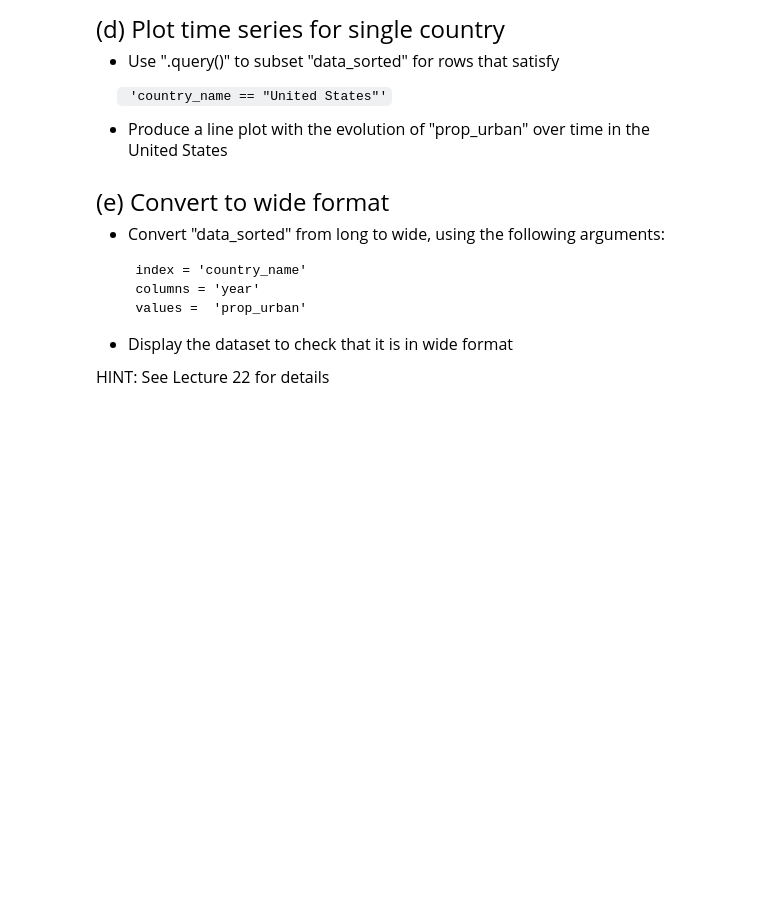
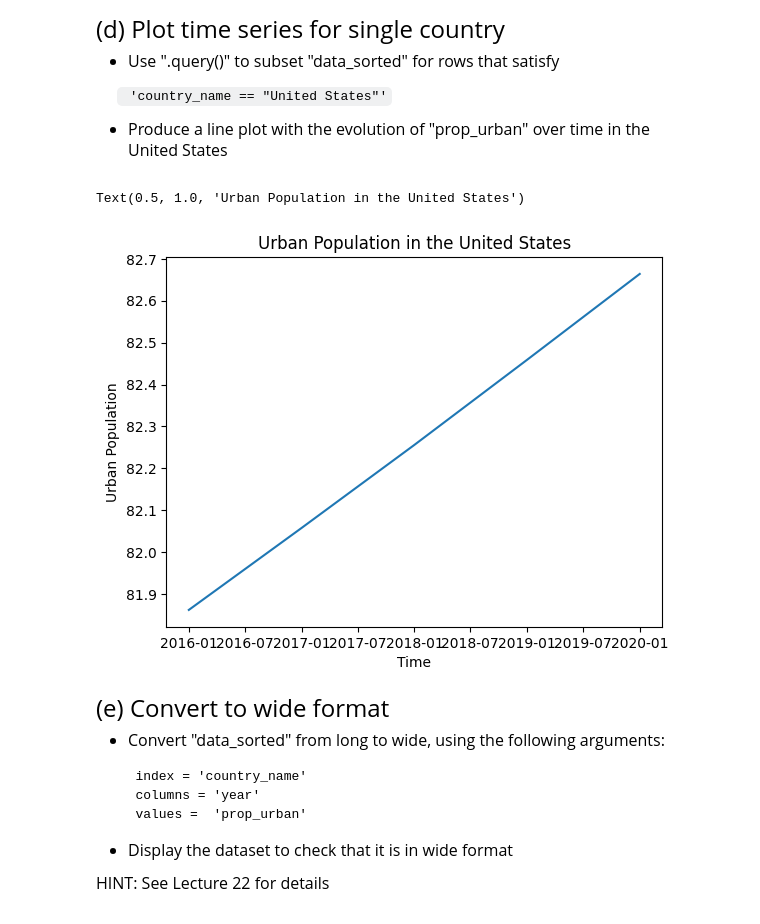
Before and after one commit to M-Roselinsky/emoryqtm151, a Jupyter notebook: HW 10/Assignment 10/Assignment 10.ipynb, the cells around one changed output. Drawn from its saved outputs; the diff is of its cells as text; code cells hidden in the pictures; blank space fills up the shorter version.

```diff
--- a/HW 10/Assignment 10/Assignment 10.ipynb
+++ b/HW 10/Assignment 10/Assignment 10.ipynb
@@ -46,6 +46,9 @@ Hint: See Lecture 21 for information about wild cards
 # %%
 # Write your own code
 wdi_long = pd.read_csv("data_raw/wdi_long.csv")
+
+
+wdi_long["date"] = pd.to_datetime(wdi_long["year"], format = "%Y")
 # %% [markdown]
 <font size = "5">
 
@@ -58,6 +61,8 @@ wdi_long = pd.read_csv("data_raw/wdi_long.csv")
 HINT: Include a list of column names as the main sorting argument.
 # %%
 # Write your own code
+
+data_sorted = wdi_long.sort_values(by = ["country_name", "date"])
 # %% [markdown]
 <font size = "5">
 
@@ -84,6 +89,8 @@ Note: Using ".groupby()" is important so that each country is analyzed <br>
 separately.
 # %%
 # Write your own code
+
+data_sorted["diff_prop_urban"] = (data_sorted.groupby("country_name")["prop_urban"].diff())
 # %% [markdown]
 <font size = "5">
 
@@ -102,3 +107,14 @@ United States
+# %%
+# Write your own code
+subset_country = data_sorted.query('country_name == "United States"')
+
+plt.plot("date", "prop_urban", data = subset_country)
+plt.xlabel("Time")
+plt.ylabel("Urban Population")
+plt.title("Urban Population in the United States")
+# %% [output]
+Text(0.5, 1.0, 'Urban Population in the United States')
+[figure, added]
 # %% [markdown]
 <font size = "5">
 
```
Also changed, not shown: parts of 2 cells of this notebook, 1 other file.
